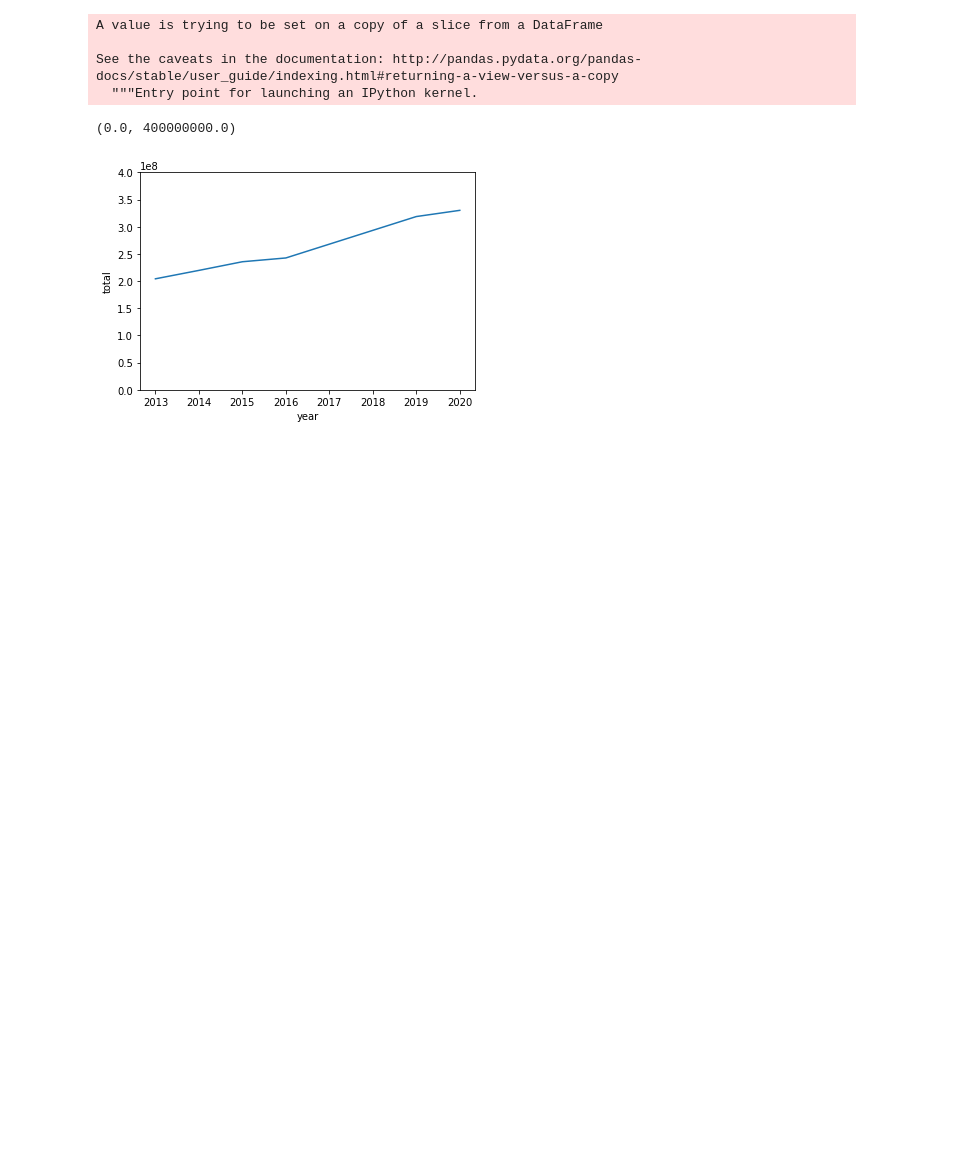
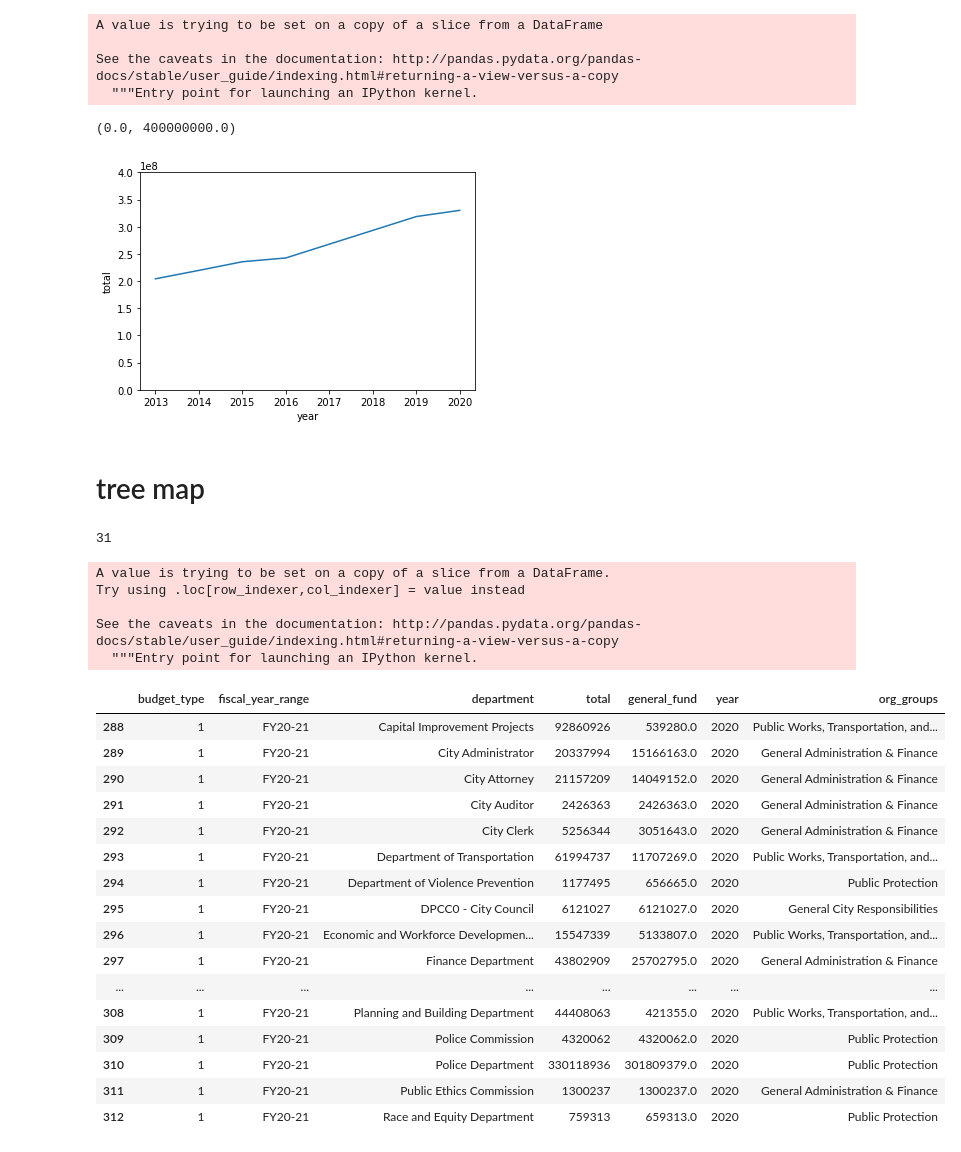
Before and after one commit to sfbrigade/datasci-police-budget, a Jupyter notebook: oaklanddataset/DRC_police_budgets.ipynb, the cells around one changed output. Saved outputs shown, nothing was run; the diff lists cells and outputs as text; code cells hidden in the pictures; blank space fills up the shorter version.

```diff
--- a/oaklanddataset/DRC_police_budgets.ipynb
+++ b/oaklanddataset/DRC_police_budgets.ipynb
@@ -122,3 +128,69 @@ ylim(0,400000000)
 # %% [output]
 (0.0, 400000000.0)
 [figure]
+# %% [markdown]
+# tree map
+# %%
+org_groups = {'Oakland Public Library Department':'Culture & Recreation'
+,'Oakland Parks and Recreation Department':'Culture & Recreation'
+,'Mayor':'General Administration & Finance'
+,'City Council':'General Administration & Finance'
+,'City Administrator':'General Administration & Finance'
+,'City Attorney':'General Administration & Finance'
+,'City Auditor':'General Administration & Finance'
+,'City Clerk':'General Administration & Finance'
+,'Public Ethics Commission':'General Administration & Finance'
+,'Finance Department':'General Administration & Finance'
+,'Information Technology Department':'General Administration & Finance'
+,'Human Resources Management Department':'General Administration & Finance'
+,'Citywide Activities':'General City Responsibilities'
+,'DPCC0 - City Council':'General City Responsibilities'
+,'Debt/Lease Payments':'General City Responsibilities'
+,'Fiscal Management':'General City Responsibilities'
+,'Insurance & Liability Claims':'General City Responsibilities'
+,'Housing and Community Development Department':'Human Welfare & Neighborhood Development'
+,'Human Services Department':'Human Welfare & Neighborhood Development'
+,'Police Commission':'Public Protection'
+,'Police Department':'Public Protection'
+,'Race and Equity Department':'Public Protection'
+,'Department of Violence Prevention':'Public Protection'
+,'Fire Department':'Public Protection'
+,'Workplace and Employment Standards':'Public Works, Transportation, and Commerce'
+,'Economic and Workforce Development Department':'Public Works, Transportation, and Commerce'
+,'Planning and Building Department':'Public Works, Transportation, and Commerce'
+,'Oakland Public Works Department':'Public Works, Transportation, and Commerce'
+,'Department of Transportation':'Public Works, Transportation, and Commerce'
+,'Non Departmental and Port':'Public Works, Transportation, and Commerce'
+,'Capital Improvement Projects':'Public Works, Transportation, and Commerce'}
+# %%
+len(org_groups)
+# %% [output]
+31
+# %%
+most_recent_budget['org_groups'] = most_recent_budget.department.map(org_groups)
+# %% [output]
+A value is trying to be set on a copy of a slice from a DataFrame.
+Try using .loc[row_indexer,col_indexer] = value instead
+
+See the caveats in the documentation: http://pandas.pydata.org/pandas-docs/stable/user_guide/indexing.html#returning-a-view-versus-a-copy
+  """Entry point for launching an IPython kernel.
+# %%
+most_recent_budget
+# %% [output]
+|  | budget_type | fiscal_year_range | department | total | general_fund | year | org_groups |
+| 288 | 1 | FY20-21 | Capital Improvement Projects | 92860926 | 539280.0 | 2020 | Public Works, Transportation, and... |
+| 289 | 1 | FY20-21 | City Administrator | 20337994 | 15166163.0 | 2020 | General Administration & Finance |
+| 290 | 1 | FY20-21 | City Attorney | 21157209 | 14049152.0 | 2020 | General Administration & Finance |
+| 291 | 1 | FY20-21 | City Auditor | 2426363 | 2426363.0 | 2020 | General Administration & Finance |
+| 292 | 1 | FY20-21 | City Clerk | 5256344 | 3051643.0 | 2020 | General Administration & Finance |
+| 293 | 1 | FY20-21 | Department of Transportation | 61994737 | 11707269.0 | 2020 | Public Works, Transportation, and... |
+| 294 | 1 | FY20-21 | Department of Violence Prevention | 1177495 | 656665.0 | 2020 | Public Protection |
+| 295 | 1 | FY20-21 | DPCC0 - City Council | 6121027 | 6121027.0 | 2020 | General City Responsibilities |
+| 296 | 1 | FY20-21 | Economic and Workforce Developmen... | 15547339 | 5133807.0 | 2020 | Public Works, Transportation, and... |
+| 297 | 1 | FY20-21 | Finance Department | 43802909 | 25702795.0 | 2020 | General Administration & Finance |
+| ... | ... | ... | ... | ... | ... | ... | ... |
+| 308 | 1 | FY20-21 | Planning and Building Department | 44408063 | 421355.0 | 2020 | Public Works, Transportation, and... |
+| 309 | 1 | FY20-21 | Police Commission | 4320062 | 4320062.0 | 2020 | Public Protection |
+| 310 | 1 | FY20-21 | Police Department | 330118936 | 301809379.0 | 2020 | Public Protection |
+| 311 | 1 | FY20-21 | Public Ethics Commission | 1300237 | 1300237.0 | 2020 | General Administration & Finance |
+| 312 | 1 | FY20-21 | Race and Equity Department | 759313 | 659313.0 | 2020 | Public Protection |
```
Also changed, not shown: parts of 6 cells of this notebook, 1 other file.
